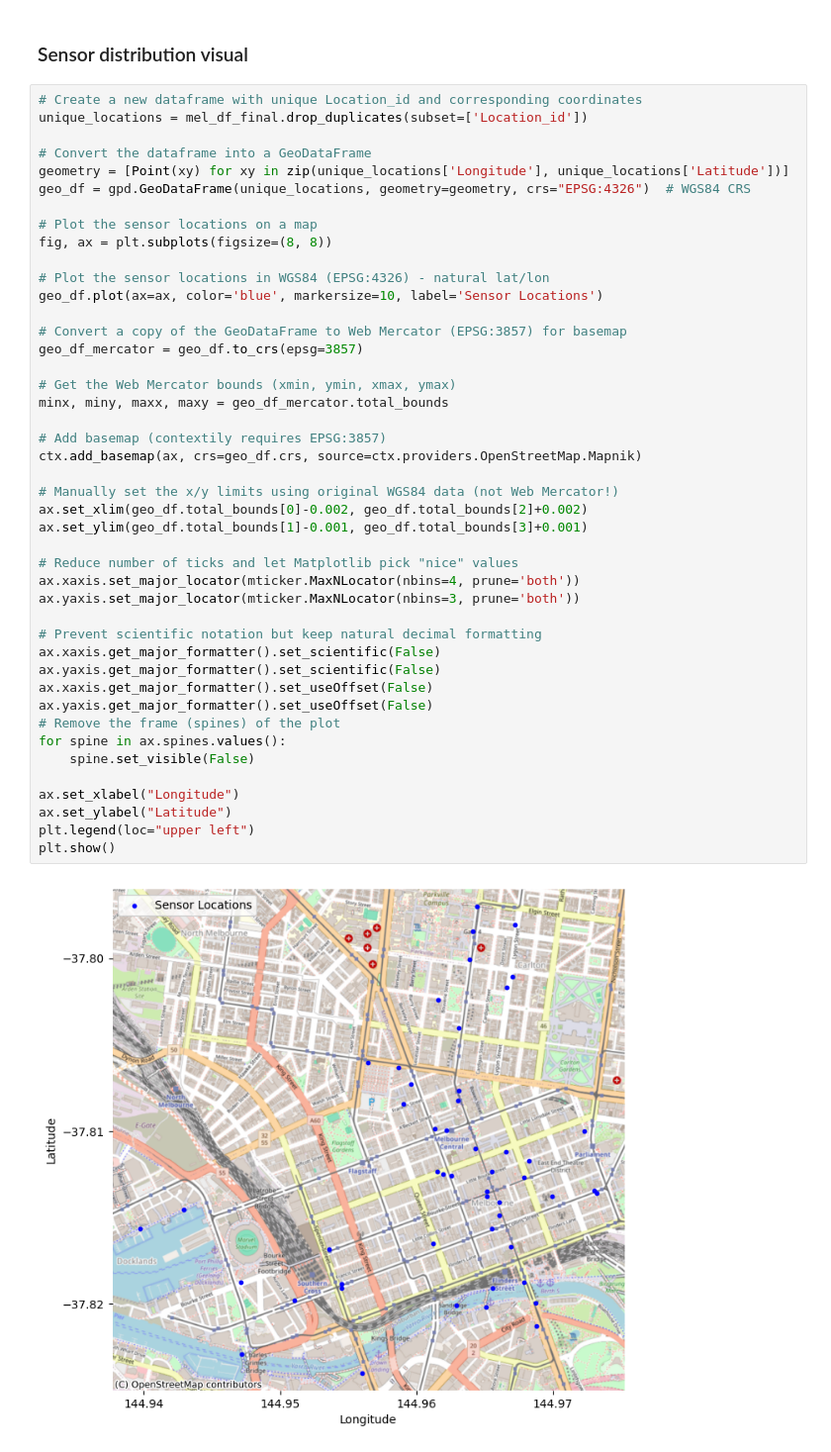
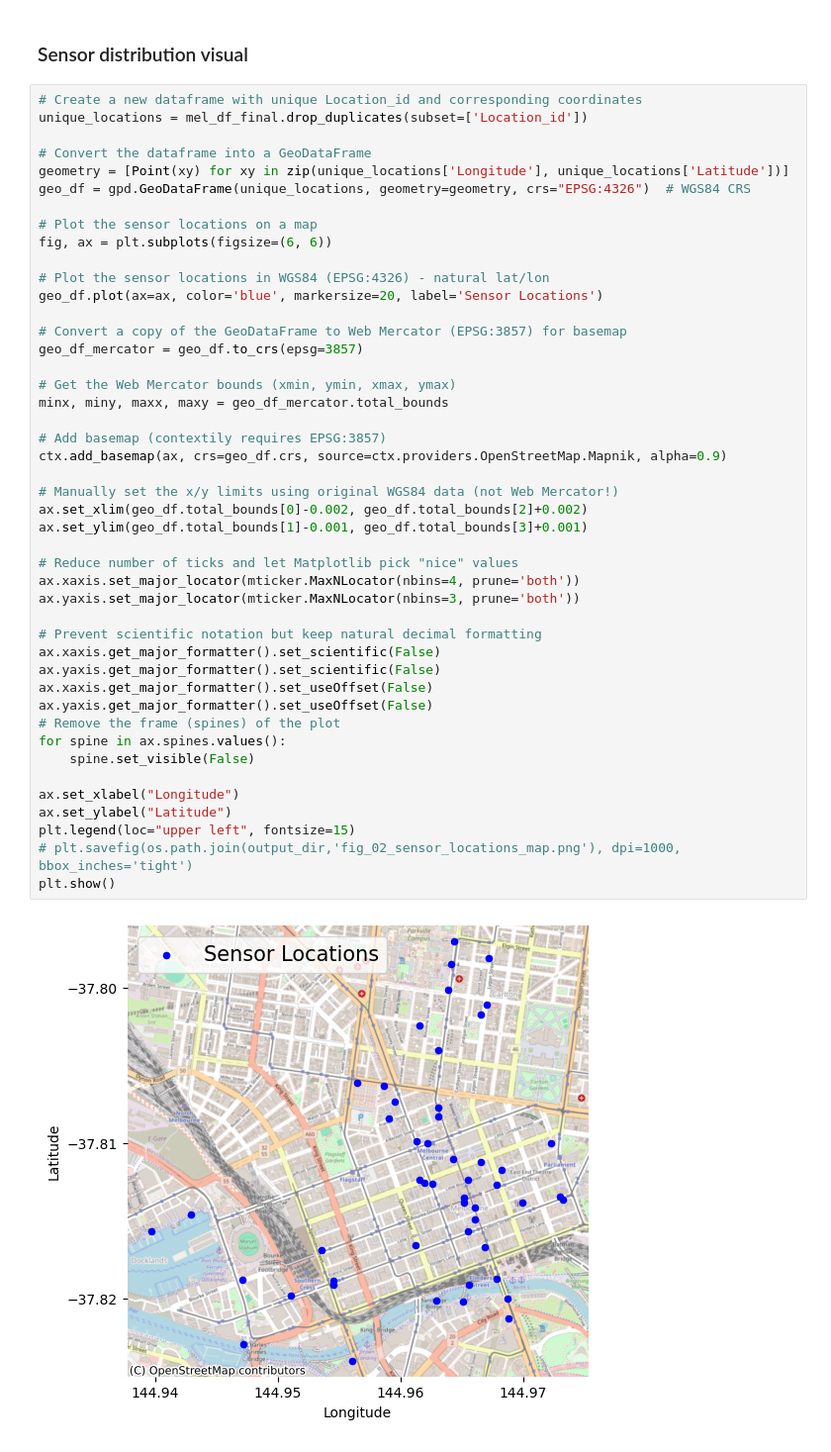
Before and after one commit to EPFL-ETHOS-Lab/urban-walkability-insights, a Jupyter notebook: data_processing.ipynb, the cells around one changed output. Shown at 99% size. Cells and saved outputs as stored; diff of their text form.

Commit message:
Update sensor_location_map figure

```diff
--- a/data_processing.ipynb
+++ b/data_processing.ipynb
@@ -1268,40 +1268,41 @@ geometry = [Point(xy) for xy in zip(unique_locations['Longitude'], unique_locati
 geo_df = gpd.GeoDataFrame(unique_locations, geometry=geometry, crs="EPSG:4326")  # WGS84 CRS
 
 # Plot the sensor locations on a map
-fig, ax = plt.subplots(figsize=(8, 8))
+fig, ax = plt.subplots(figsize=(6, 6))
 
 # Plot the sensor locations in WGS84 (EPSG:4326) - natural lat/lon
-geo_df.plot(ax=ax, color='blue', markersize=10, label='Sensor Locations')
+geo_df.plot(ax=ax, color='blue', markersize=20, label='Sensor Locations')
 
 # Convert a copy of the GeoDataFrame to Web Mercator (EPSG:3857) for basemap
 geo_df_mercator = geo_df.to_crs(epsg=3857)
 
 # Get the Web Mercator bounds (xmin, ymin, xmax, ymax)
 minx, miny, maxx, maxy = geo_df_mercator.total_bounds
 
 # Add basemap (contextily requires EPSG:3857)
-ctx.add_basemap(ax, crs=geo_df.crs, source=ctx.providers.OpenStreetMap.Mapnik)
+ctx.add_basemap(ax, crs=geo_df.crs, source=ctx.providers.OpenStreetMap.Mapnik, alpha=0.9)
 
 # Manually set the x/y limits using original WGS84 data (not Web Mercator!)
 ax.set_xlim(geo_df.total_bounds[0]-0.002, geo_df.total_bounds[2]+0.002)
 ax.set_ylim(geo_df.total_bounds[1]-0.001, geo_df.total_bounds[3]+0.001)
 
 # Reduce number of ticks and let Matplotlib pick "nice" values
 ax.xaxis.set_major_locator(mticker.MaxNLocator(nbins=4, prune='both'))
 ax.yaxis.set_major_locator(mticker.MaxNLocator(nbins=3, prune='both'))
 
 # Prevent scientific notation but keep natural decimal formatting
 ax.xaxis.get_major_formatter().set_scientific(False)
 ax.yaxis.get_major_formatter().set_scientific(False)
 ax.xaxis.get_major_formatter().set_useOffset(False)
 ax.yaxis.get_major_formatter().set_useOffset(False)
 # Remove the frame (spines) of the plot
 for spine in ax.spines.values():
     spine.set_visible(False)
 
 ax.set_xlabel("Longitude")
 ax.set_ylabel("Latitude")
-plt.legend(loc="upper left")
+plt.legend(loc="upper left", fontsize=15)
+# plt.savefig(os.path.join(output_dir,'fig_02_sensor_locations_map.png'), dpi=1000, bbox_inches='tight')
 plt.show()
 # %% [output]
-[figure, old version]
+[figure, new version]
```
